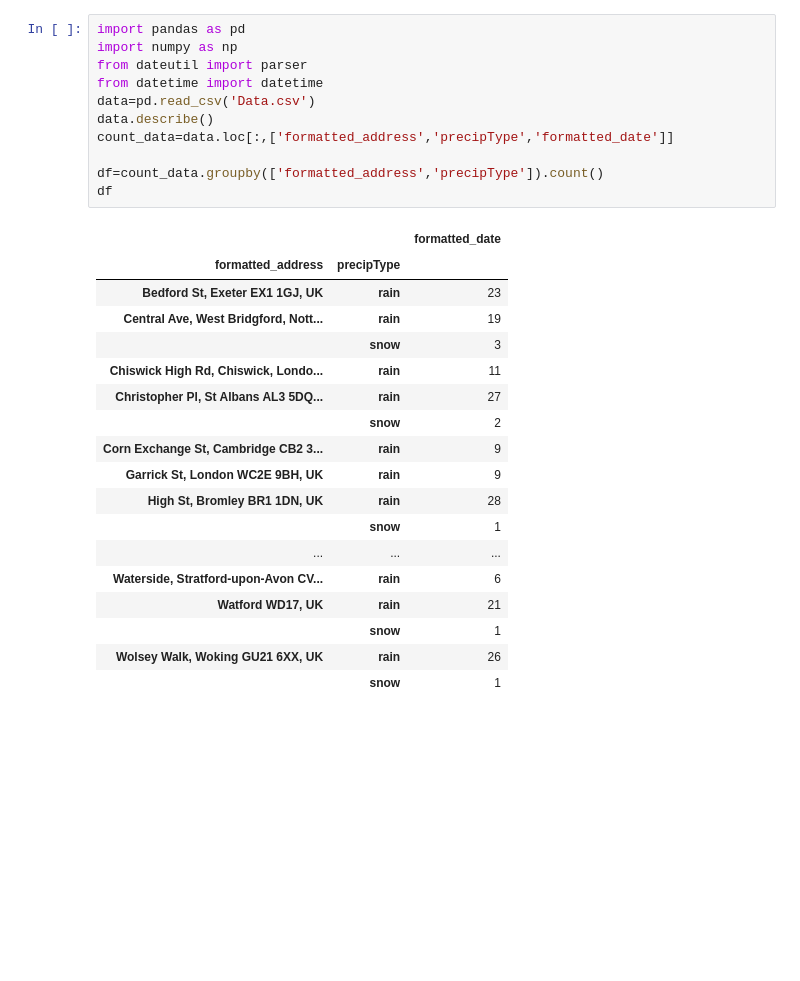
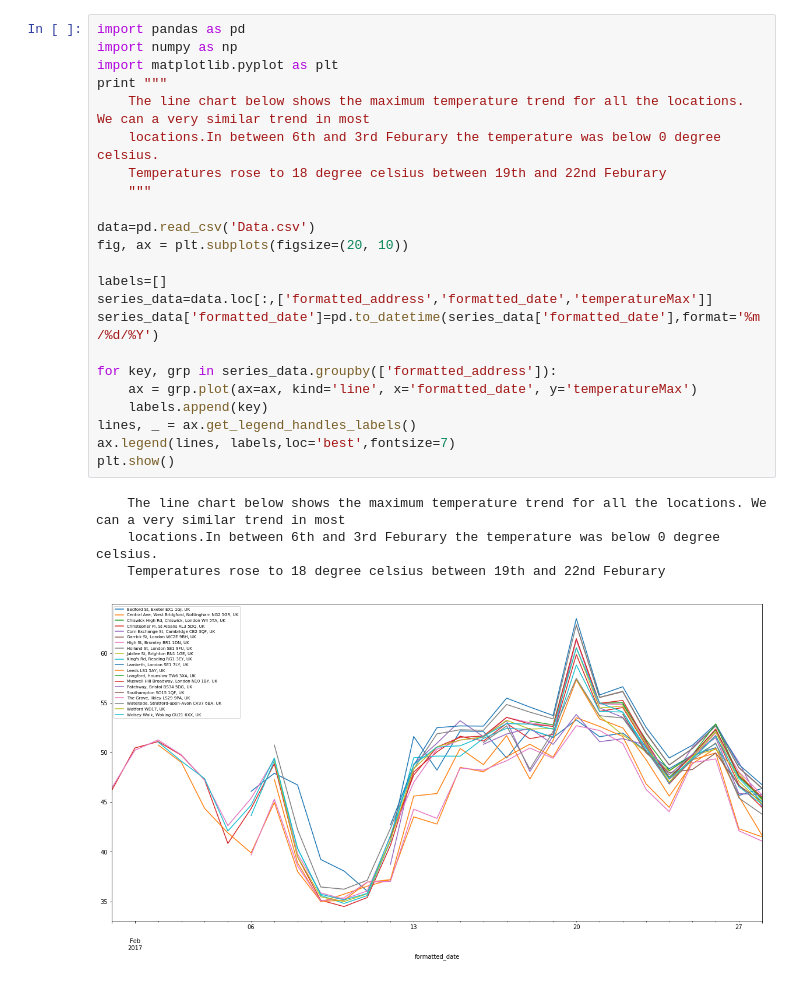
Before and after one commit to abhisekhpatra/task-2, a Jupyter notebook: weather_explore.ipynb, the cells around one changed output. Drawn from its saved outputs; the diff is of its cells as text; blank space fills up the shorter version.

```diff
--- a/weather_explore.ipynb
+++ b/weather_explore.ipynb
@@ -69,33 +201,31 @@ data.describe()
-# %%
-import pandas as pd
-import numpy as np
-from dateutil import parser
-from datetime import datetime
-data=pd.read_csv('Data.csv')
-data.describe()
-count_data=data.loc[:,['formatted_address','precipType','formatted_date']]
-
-df=count_data.groupby(['formatted_address','precipType']).count()
-df
-# %% [output]
-|  |  | formatted_date |
-| formatted_address | precipType |  |
-| Bedford St, Exeter EX1 1GJ, UK | rain | 23 |
-| Central Ave, West Bridgford, Nott... | rain | 19 |
-|  | snow | 3 |
-| Chiswick High Rd, Chiswick, Londo... | rain | 11 |
-| Christopher Pl, St Albans AL3 5DQ... | rain | 27 |
-|  | snow | 2 |
-| Corn Exchange St, Cambridge CB2 3... | rain | 9 |
-| Garrick St, London WC2E 9BH, UK | rain | 9 |
-| High St, Bromley BR1 1DN, UK | rain | 28 |
-|  | snow | 1 |
-| ... | ... | ... |
-| Waterside, Stratford-upon-Avon CV... | rain | 6 |
-| Watford WD17, UK | rain | 21 |
-|  | snow | 1 |
-| Wolsey Walk, Woking GU21 6XX, UK | rain | 26 |
-|  | snow | 1 |
+# %%
+import pandas as pd
+import numpy as np
+import matplotlib.pyplot as plt
+print """
+    The line chart below shows the maximum temperature trend for all the locations. We can a very similar trend in most
+    locations.In between 6th and 3rd Feburary the temperature was below 0 degree celsius.
+    Temperatures rose to 18 degree celsius between 19th and 22nd Feburary
+    """
+
+data=pd.read_csv('Data.csv')
+fig, ax = plt.subplots(figsize=(20, 10))
+
+labels=[]
+series_data=data.loc[:,['formatted_address','formatted_date','temperatureMax']]
+series_data['formatted_date']=pd.to_datetime(series_data['formatted_date'],format='%m/%d/%Y')
+
+for key, grp in series_data.groupby(['formatted_address']):
+    ax = grp.plot(ax=ax, kind='line', x='formatted_date', y='temperatureMax')
+    labels.append(key)
+lines, _ = ax.get_legend_handles_labels()
+ax.legend(lines, labels,loc='best',fontsize=7)
+plt.show()
+# %% [output]
+    The line chart below shows the maximum temperature trend for all the locations. We can a very similar trend in most
+    locations.In between 6th and 3rd Feburary the temperature was below 0 degree celsius.
+    Temperatures rose to 18 degree celsius between 19th and 22nd Feburary
+[figure, added]
 # %%
 import pandas as pd
 import numpy as np
```
Also changed, not shown: parts of 14 cells of this notebook, 4 other files.
